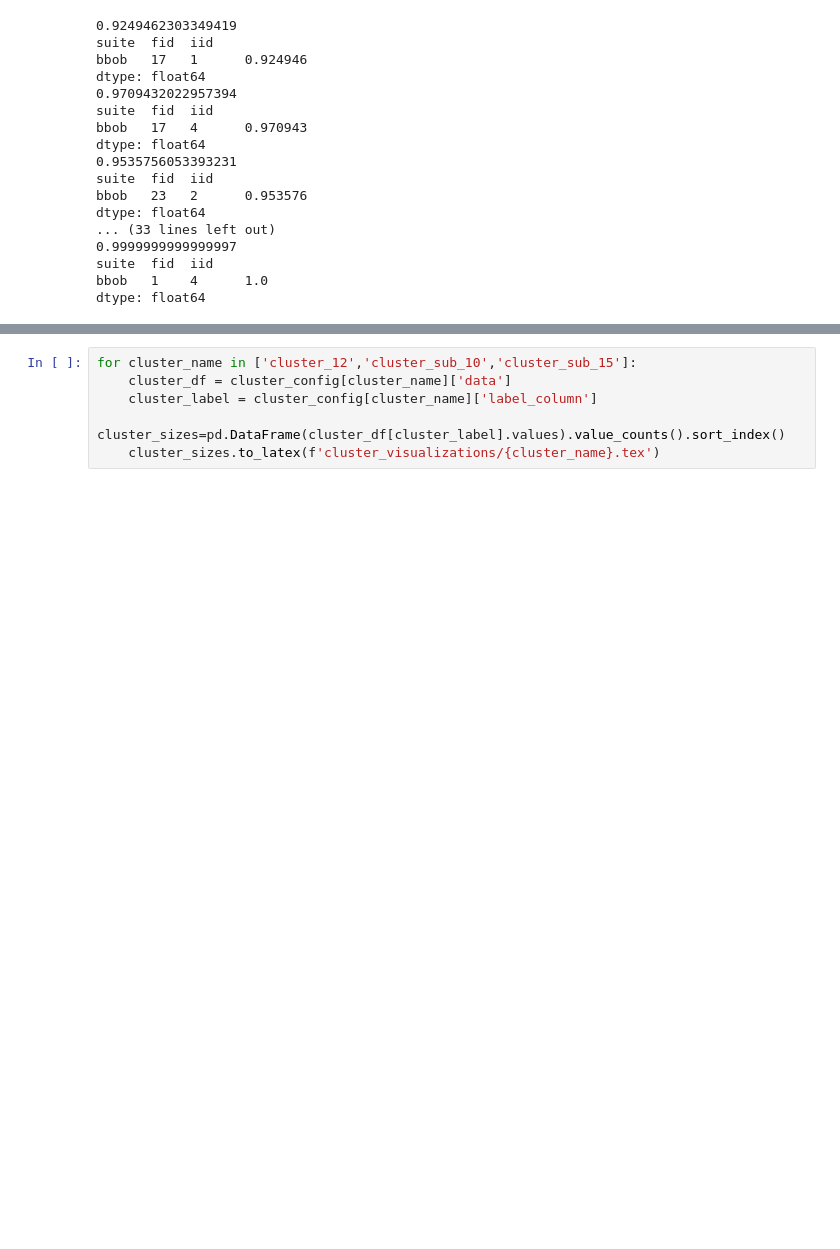
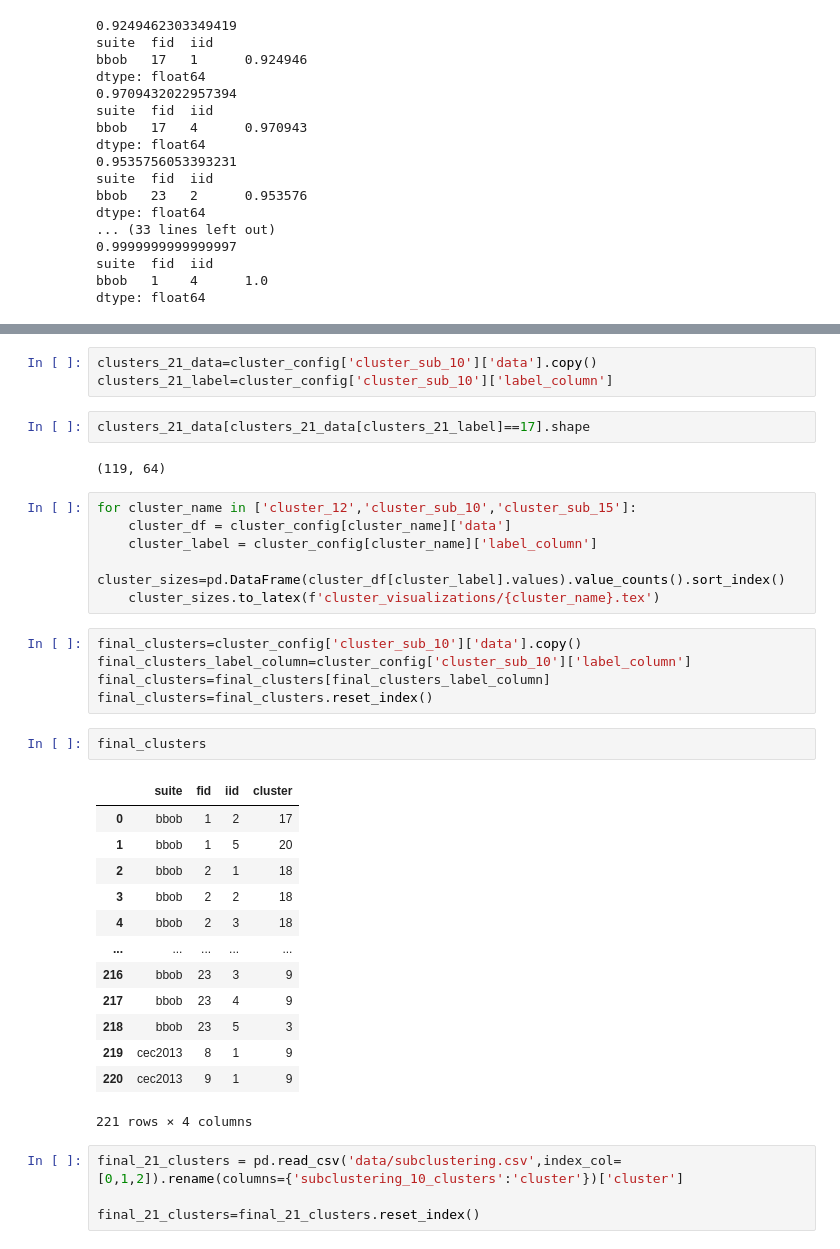
Before and after one commit to gjorgjinac/SELECTOR, a Jupyter notebook: cluster_analysis.ipynb, the cells around one changed output, grey strips where cells are left out. Drawn from its saved outputs; the diff is of its cells as text; blank space fills up the shorter version.

```diff
--- a/cluster_analysis.ipynb
+++ b/cluster_analysis.ipynb
@@ -240,6 +325,38 @@ save_clusters_for_overleaf(final_cluster_config)
+# %%
+clusters_21_data=cluster_config['cluster_sub_10']['data'].copy()
+clusters_21_label=cluster_config['cluster_sub_10']['label_column']
+# %%
+clusters_21_data[clusters_21_data[clusters_21_label]==17].shape
+# %% [output]
+(119, 64)
 # %%
 for cluster_name in ['cluster_12','cluster_sub_10','cluster_sub_15']:
     cluster_df = cluster_config[cluster_name]['data']
     cluster_label = cluster_config[cluster_name]['label_column']
     cluster_sizes=pd.DataFrame(cluster_df[cluster_label].values).value_counts().sort_index()
     cluster_sizes.to_latex(f'cluster_visualizations/{cluster_name}.tex')
+# %%
+final_clusters=cluster_config['cluster_sub_10']['data'].copy()
+final_clusters_label_column=cluster_config['cluster_sub_10']['label_column']
+final_clusters=final_clusters[final_clusters_label_column]
+final_clusters=final_clusters.reset_index()
+# %%
+final_clusters
+# %% [output]
+|  | suite | fid | iid | cluster |
+| 0 | bbob | 1 | 2 | 17 |
+| 1 | bbob | 1 | 5 | 20 |
+| 2 | bbob | 2 | 1 | 18 |
+| 3 | bbob | 2 | 2 | 18 |
+| 4 | bbob | 2 | 3 | 18 |
+| ... | ... | ... | ... | ... |
+| 216 | bbob | 23 | 3 | 9 |
+| 217 | bbob | 23 | 4 | 9 |
+| 218 | bbob | 23 | 5 | 3 |
+| 219 | cec2013 | 8 | 1 | 9 |
+| 220 | cec2013 | 9 | 1 | 9 |
+221 rows × 4 columns
+# %%
+final_21_clusters = pd.read_csv('data/subclustering.csv',index_col=[0,1,2]).rename(columns={'subclustering_10_clusters':'cluster'})['cluster']
+
+final_21_clusters=final_21_clusters.reset_index()
```
Also changed, not shown: parts of 11 cells of this notebook, 12 other files.
